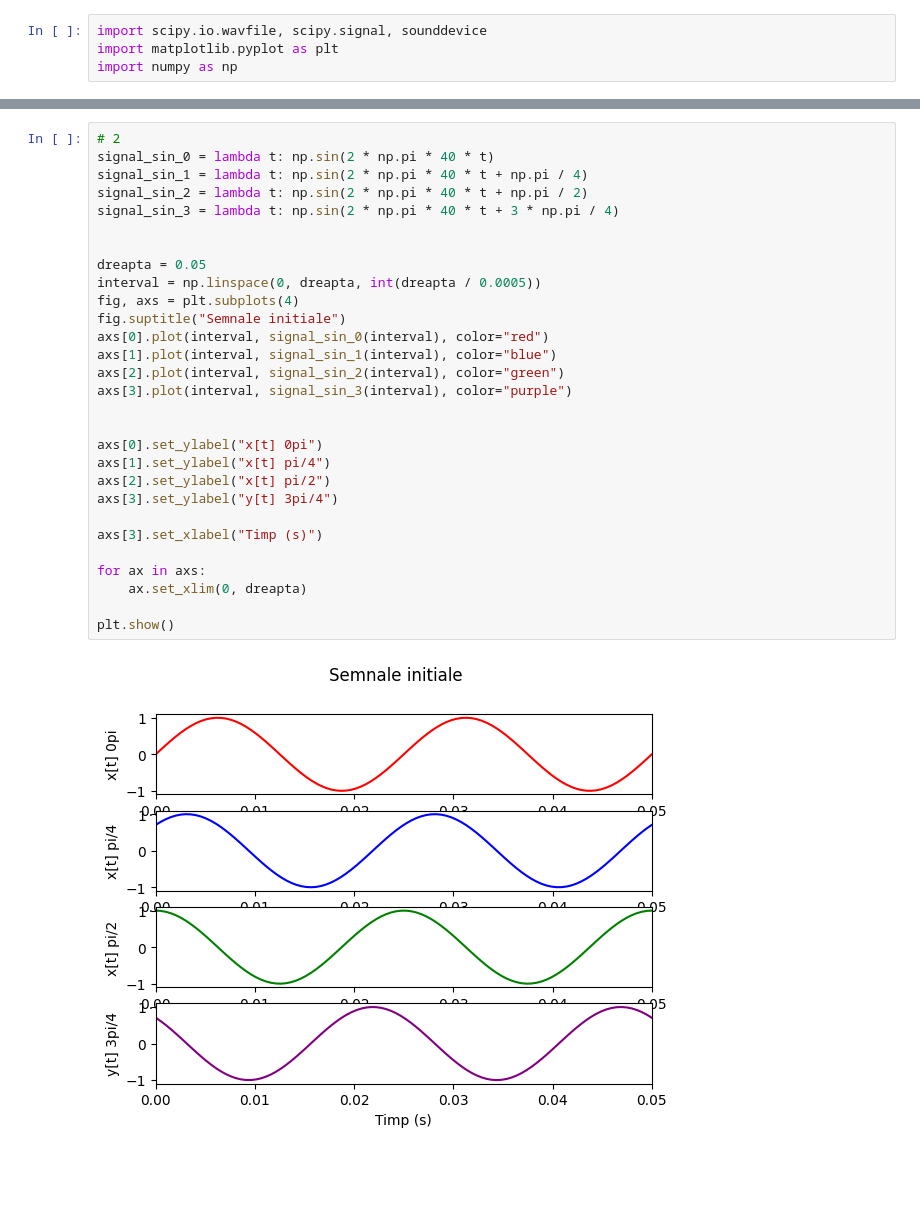
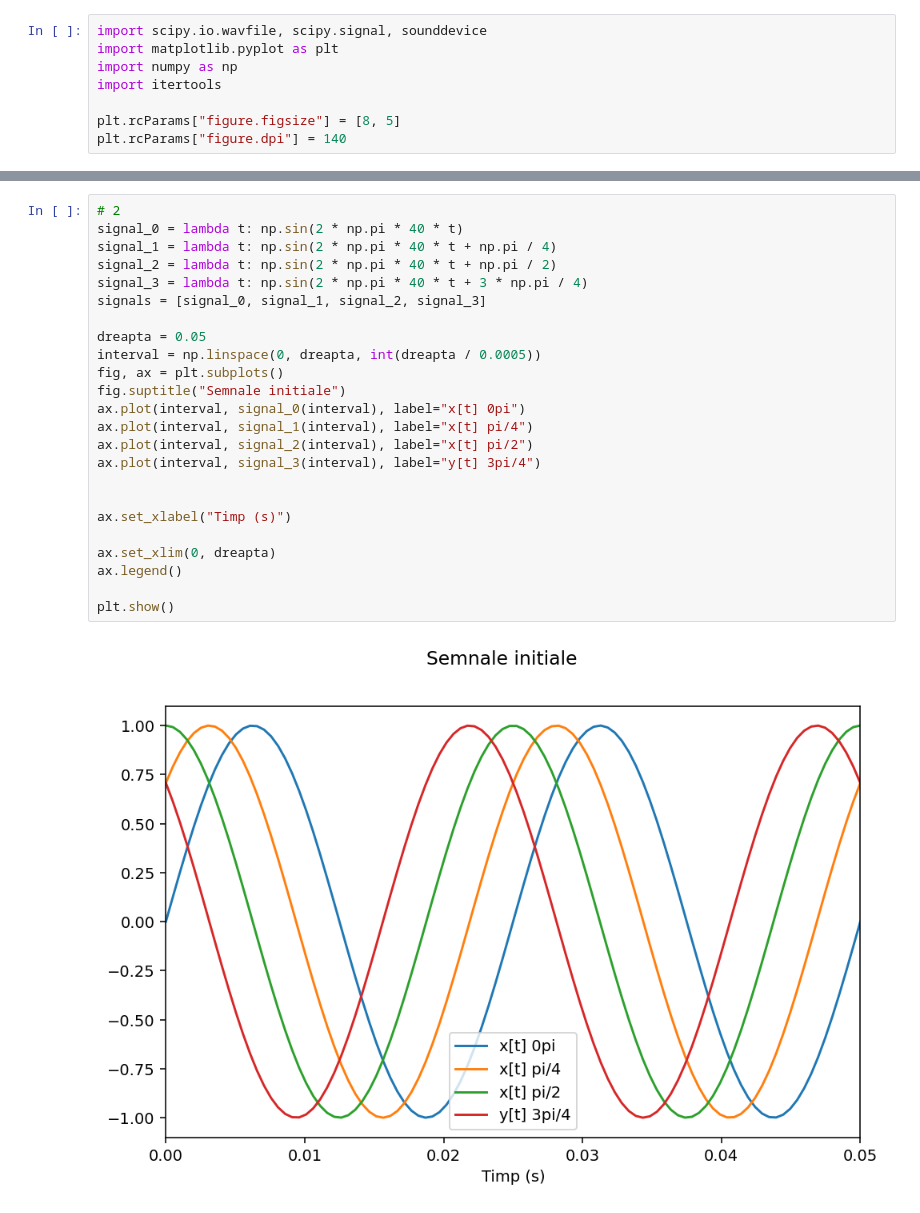
Before and after one commit to lmihaig/facultate, a Jupyter notebook: An4/Sem1/ProcSemn/lab/lab02/lab2.ipynb, the cells around one changed output, grey strips where cells are left out. Drawn from its saved outputs; the diff is of its cells as text; blank space fills up the shorter version.

```diff
--- a/An4/Sem1/ProcSemn/lab/lab02/lab2.ipynb
+++ b/An4/Sem1/ProcSemn/lab/lab02/lab2.ipynb
@@ -2,3 +2,7 @@
 import scipy.io.wavfile, scipy.signal, sounddevice
 import matplotlib.pyplot as plt
 import numpy as np
+import itertools
+
+plt.rcParams["figure.figsize"] = [8, 5]
+plt.rcParams["figure.dpi"] = 140
@@ -32,31 +31,26 @@ plt.show()
 # %%
 # 2
-signal_sin_0 = lambda t: np.sin(2 * np.pi * 40 * t)
-signal_sin_1 = lambda t: np.sin(2 * np.pi * 40 * t + np.pi / 4)
-signal_sin_2 = lambda t: np.sin(2 * np.pi * 40 * t + np.pi / 2)
-signal_sin_3 = lambda t: np.sin(2 * np.pi * 40 * t + 3 * np.pi / 4)
-
+signal_0 = lambda t: np.sin(2 * np.pi * 40 * t)
+signal_1 = lambda t: np.sin(2 * np.pi * 40 * t + np.pi / 4)
+signal_2 = lambda t: np.sin(2 * np.pi * 40 * t + np.pi / 2)
+signal_3 = lambda t: np.sin(2 * np.pi * 40 * t + 3 * np.pi / 4)
+signals = [signal_0, signal_1, signal_2, signal_3]
 
 dreapta = 0.05
 interval = np.linspace(0, dreapta, int(dreapta / 0.0005))
-fig, axs = plt.subplots(4)
+fig, ax = plt.subplots()
 fig.suptitle("Semnale initiale")
-axs[0].plot(interval, signal_sin_0(interval), color="red")
-axs[1].plot(interval, signal_sin_1(interval), color="blue")
-axs[2].plot(interval, signal_sin_2(interval), color="green")
-axs[3].plot(interval, signal_sin_3(interval), color="purple")
+ax.plot(interval, signal_0(interval), label="x[t] 0pi")
+ax.plot(interval, signal_1(interval), label="x[t] pi/4")
+ax.plot(interval, signal_2(interval), label="x[t] pi/2")
+ax.plot(interval, signal_3(interval), label="y[t] 3pi/4")
 
 
-axs[0].set_ylabel("x[t] 0pi")
-axs[1].set_ylabel("x[t] pi/4")
-axs[2].set_ylabel("x[t] pi/2")
-axs[3].set_ylabel("y[t] 3pi/4")
+ax.set_xlabel("Timp (s)")
 
-axs[3].set_xlabel("Timp (s)")
-
-for ax in axs:
-    ax.set_xlim(0, dreapta)
+ax.set_xlim(0, dreapta)
+ax.legend()
 
 plt.show()
 # %% [output]
-[figure, old version]
+[figure, new version]
```
Also changed, not shown: parts of 3 cells of this notebook.
